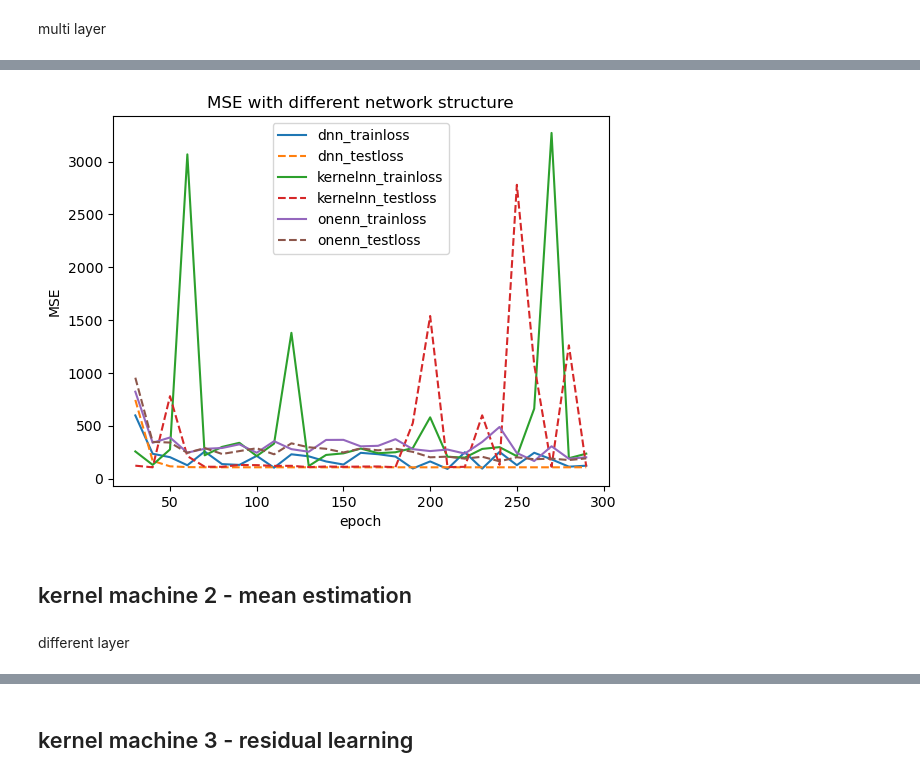
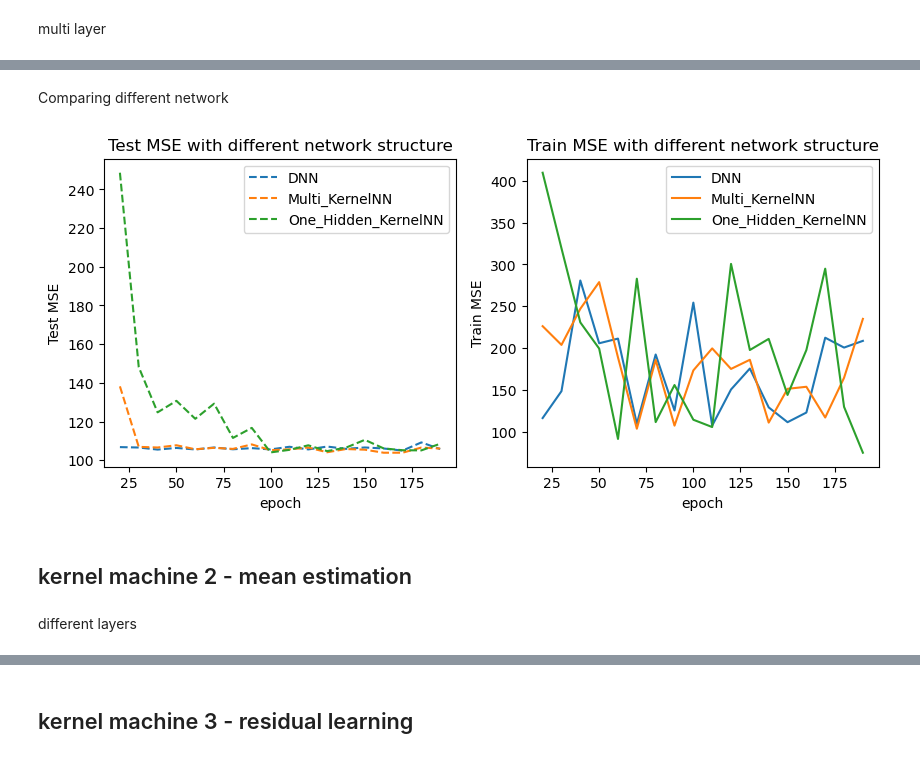
Before and after one commit to ZZZhyEva/Multi-layer-Kernel-Machine, a Jupyter notebook: experiment.ipynb, the cells around one changed output, grey strips where cells are left out. Saved outputs shown, nothing was run; the diff lists cells and outputs as text; code cells hidden in the pictures.

```diff
--- a/experiment.ipynb
+++ b/experiment.ipynb
@@ -368,29 +366,24 @@ class KernelNet(nn.Module):
     def __init__(self):
         super(KernelNet, self).__init__()
         self.fc1 = nn.Linear(90, 50)
-        self.fc2 = nn.Linear(50, 25)
-        self.fc3 = nn.Linear(25, 10)
-        self.fc4 = nn.Linear(10, 5)
-        self.fc5 = nn.Linear(5, 1)
+        self.fc2 = nn.Linear(50, 20)
+        self.fc3 = nn.Linear(20, 5)
+        self.fc4 = nn.Linear(5, 1)
 
     def forward(self, x):
-        feature_map_nystroem = Nystroem(gamma=0.001,n_components=50)
+        feature_map_nystroem = Nystroem(gamma=10**(-1),n_components=50)
         y=self.fc1(x).detach().numpy()
         yn = feature_map_nystroem.fit_transform(y)
         x = torch.from_numpy(yn).float()
-        feature_map_nystroem = Nystroem(gamma=0.001,n_components=25)
+        feature_map_nystroem = Nystroem(gamma=10**(-2),n_components=20)
         y=self.fc2(x).detach().numpy()
         yn = feature_map_nystroem.fit_transform(y)
         x = torch.from_numpy(yn).float()
-        feature_map_nystroem = Nystroem(gamma=0.001,n_components=10)
+        feature_map_nystroem = Nystroem(gamma=10**(-3),n_components=5)
         y=self.fc3(x).detach().numpy()
         yn = feature_map_nystroem.fit_transform(y)
         x = torch.from_numpy(yn).float()
-        feature_map_nystroem = Nystroem(gamma=0.001,n_components=5)
-        y=self.fc4(x).detach().numpy()
-        yn = feature_map_nystroem.fit_transform(y)
-        x = torch.from_numpy(yn).float()
-        return self.fc5(x)
+        return self.fc4(x)
 
 t0 = time.time()
 device = torch.device("cuda:0" if torch.cuda.is_available() else "cpu")
@@ -404,7 +397,7 @@ loss=[]
 kernelnn_trainloss=[]
 kernelnn_testloss=[]
 
-for epoch in range(300):
+for epoch in range(200):
     for x, y in train_loader: #for batch, (x, y) in enumerate(train_loader):
         x, y = x.to(device), y.to(device)
         # Compute prediction error
@@ -454,23 +447,31 @@ KernelNet complexity and model fitted in 22.192 s
-# %%
-a=np.linspace(3,29,27)
-epochset = [int(item*10) for item in a]
-plt.plot(epochset,dnn_trainloss[3:])
-plt.plot(epochset,dnn_testloss[3:],linestyle='dashed')
-plt.plot(epochset,kernelnn_trainloss[3:])
-plt.plot(epochset,kernelnn_testloss[3:],linestyle='dashed')
-plt.plot(epochset,onenn_trainloss[3:])
-plt.plot(epochset,onenn_testloss[3:],linestyle='dashed')
-plt.legend(["dnn_trainloss","dnn_testloss","kernelnn_trainloss","kernelnn_testloss","onenn_trainloss","onenn_testloss"])
-plt.xlabel("epoch")
-plt.ylabel("MSE")
-plt.title("MSE with different network structure")
-plt.show()
-# %% [output]
-[figure, removed]
+# %% [markdown]
+Comparing different network
+# %%
+a=np.linspace(2,19,18)
+epochset = [int(item*10) for item in a]
+fig, ax = plt.subplots(1, 2, figsize=(10, 4))
+ax[0].plot(epochset,dnn_testloss[2:],linestyle='dashed')
+ax[0].plot(epochset,kernelnn_testloss[2:],linestyle='dashed')
+ax[0].plot(epochset,onenn_testloss[2:],linestyle='dashed')
+ax[0].legend(["DNN","Multi_KernelNN","One_Hidden_KernelNN"])
+ax[0].set_xlabel("epoch")
+ax[0].set_ylabel("Test MSE")
+ax[0].set_title("Test MSE with different network structure")
+
+ax[1].plot(epochset,dnn_trainloss[2:])
+ax[1].plot(epochset,kernelnn_trainloss[2:])
+ax[1].plot(epochset,onenn_trainloss[2:])
+ax[1].legend(["DNN","Multi_KernelNN","One_Hidden_KernelNN"])
+ax[1].set_xlabel("epoch")
+ax[1].set_ylabel("Train MSE")
+ax[1].set_title("Train MSE with different network structure")
+plt.show()
+# %% [output]
+[figure, added]
 # %% [markdown]
 ## kernel machine 2 - mean estimation
 # %% [markdown]
-different layer
+different layers
 # %%
 model =LinearRegression()
 layerset=np.linspace(1,8,8)
```
Also changed, not shown: parts of 8 cells of this notebook.
